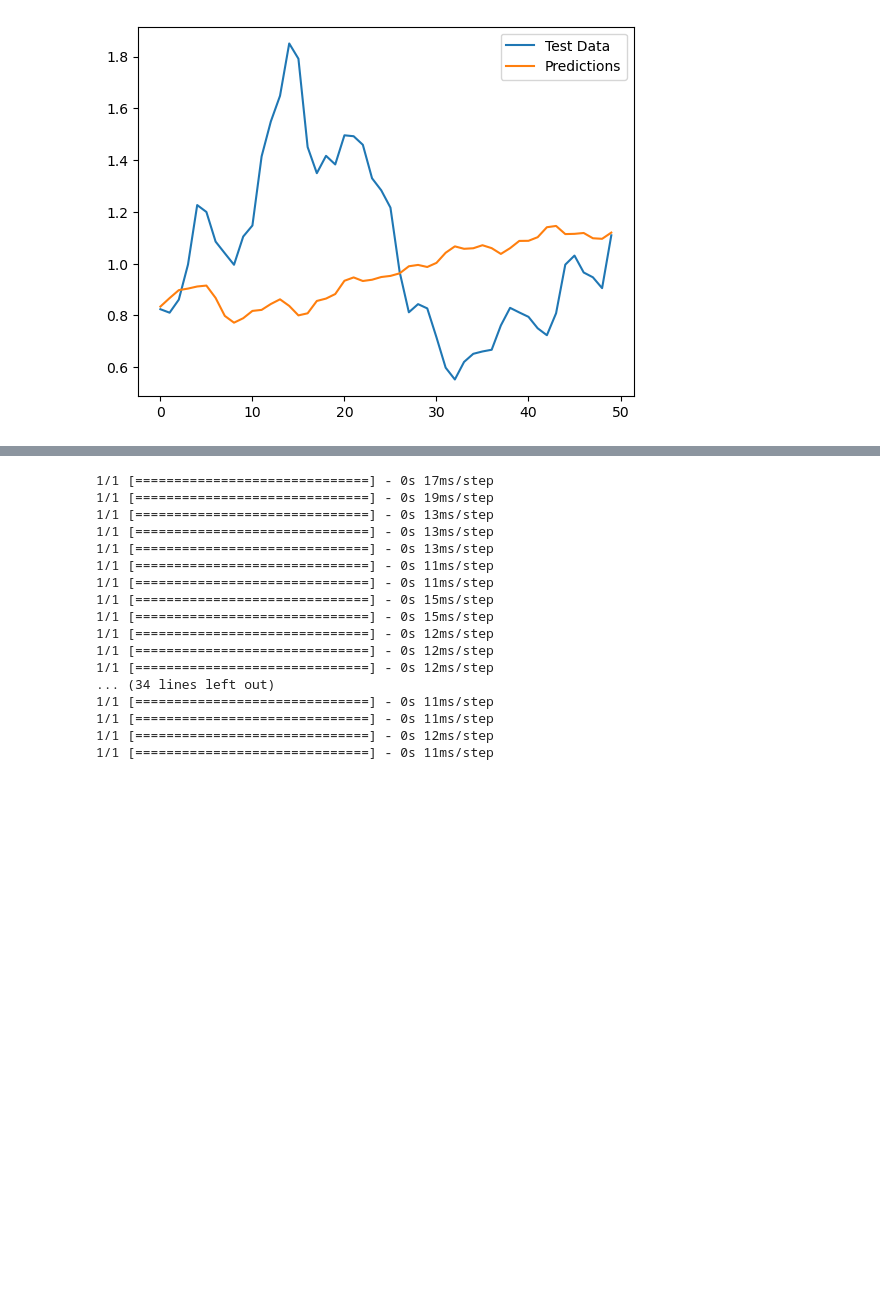
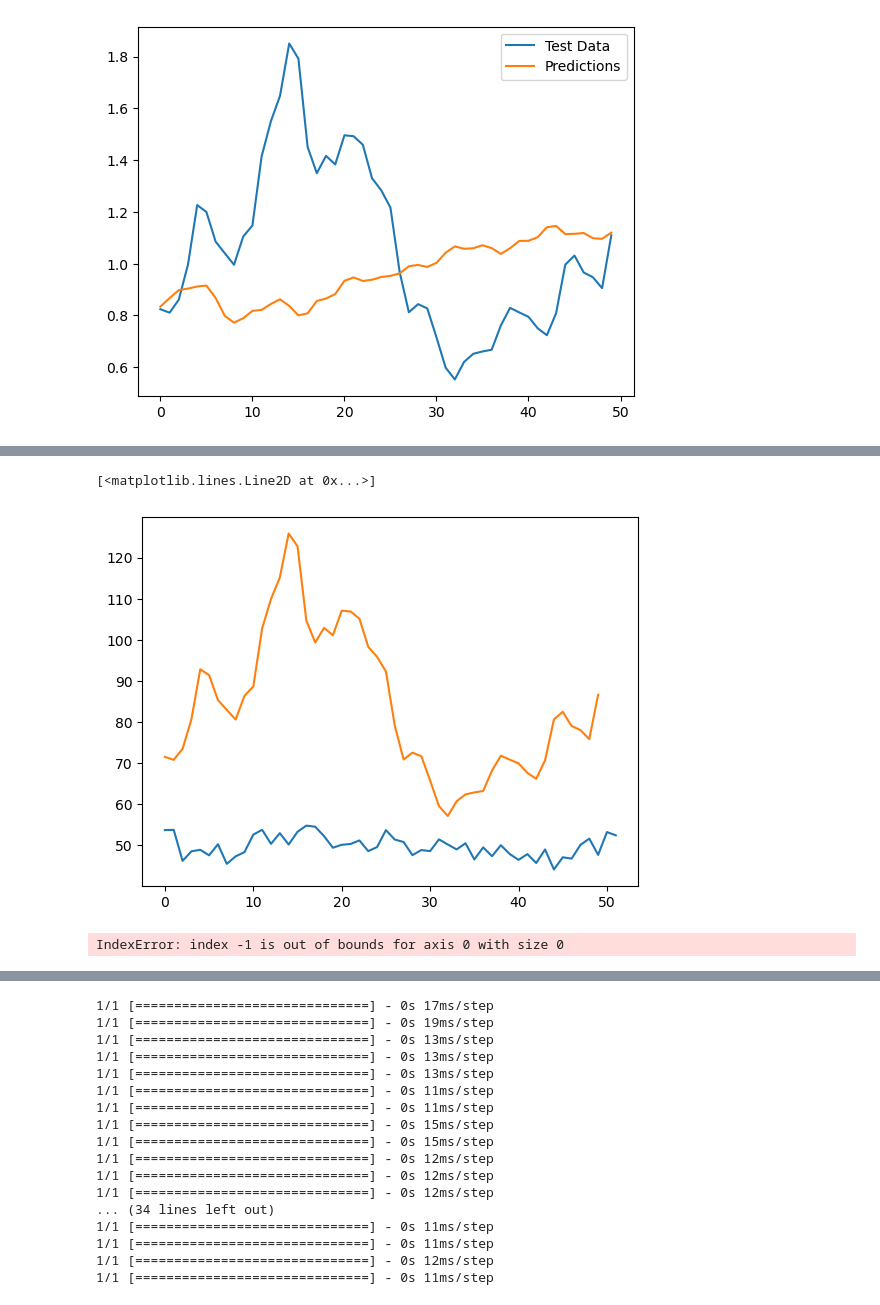
Before and after one commit to BachelorLaks/bachelor2023, a Jupyter notebook: data/Tensorflow.ipynb, the cells around one changed output, grey strips where cells are left out. Drawn from its saved outputs; the diff is of its cells as text; code cells hidden in the pictures; blank space fills up the shorter version.

```diff
--- a/data/Tensorflow.ipynb
+++ b/data/Tensorflow.ipynb
@@ -409,0 +319,8 @@ rmse_df
+# %%
+pred_list = []
+
+batch = X_train[-n_input:].reshape((1, n_input, 1))
+
+for i in range(n_input):
+    pred_list.append(model_name.predict(batch)[0])
+    batch = np.append(batch[:,1:,:],[[pred_list[i]]],axis=1)
@@ -409,0 +350,15 @@ rmse_df
+# %%
+pred_list = scaler_x.inverse_transform(pred_list)
+# %%
+plt.plot(pred_list, label='Predictions')
+plt.plot(scaler_x.inverse_transform(X_test), label='True Data')
+# %% [output]
+[<matplotlib.lines.Line2D at 0x...>]
+[figure, added]
+# %%
+from pandas.tseries.offsets import DateOffset
+df = pd.DataFrame()
+add_dates = [df.index[-1] + DateOffset(months=x) for x in range(0,13) ]
+future_dates = pd.DataFrame(index=add_dates[1:],columns=df.columns)
+# %% [output]
+IndexError: index -1 is out of bounds for axis 0 with size 0
```
Also changed, not shown: parts of 22 cells of this notebook.
